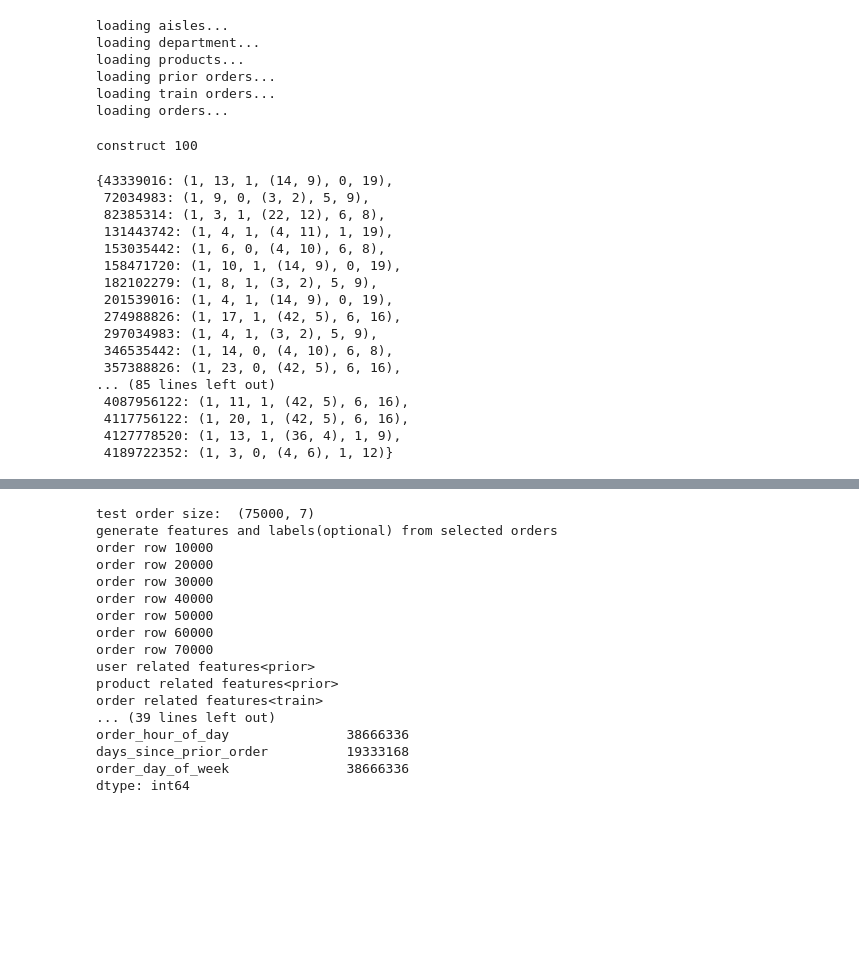
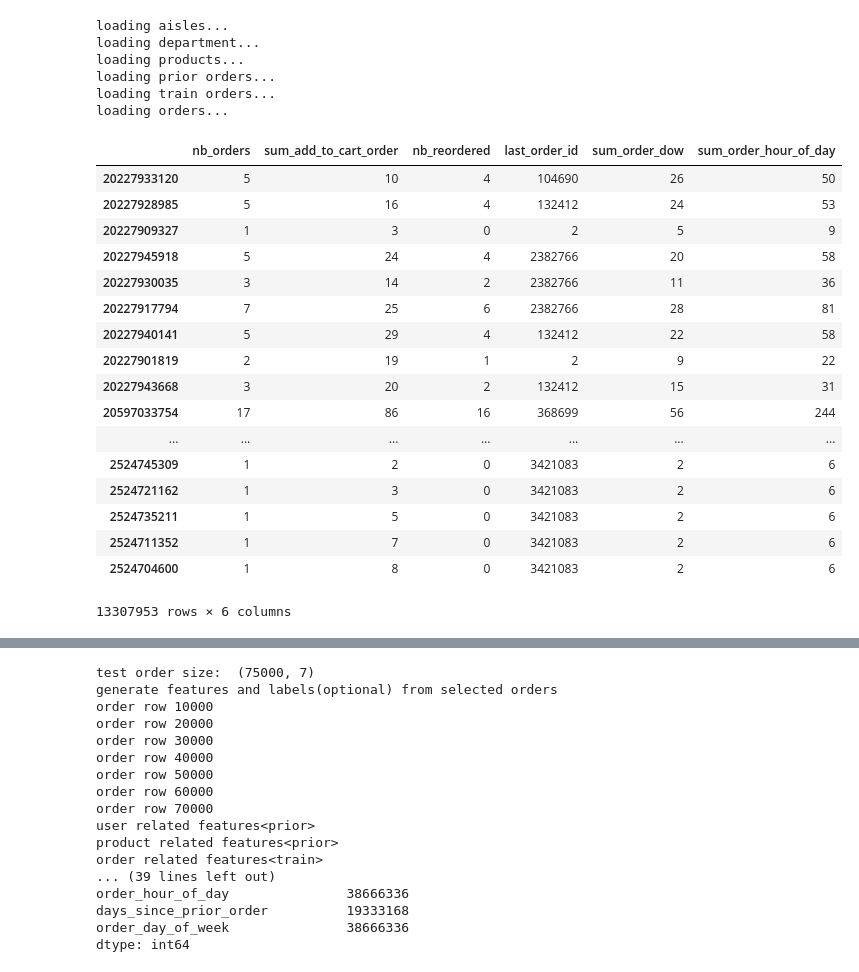
Before and after one commit to yyq263/Instacart_Competition, a Jupyter notebook: Instacart.ipynb, the cells around one changed output, grey strips where cells are left out. Saved outputs shown, nothing was run; the diff lists cells and outputs as text; code cells hidden in the pictures; blank space fills up the shorter version.

```diff
--- a/Instacart.ipynb
+++ b/Instacart.ipynb
@@ -96,43 +94,53 @@ users['mid_hour_of_day'] = prior.groupby(prior.user_id)['order_hour_of_day'].app
 # users['nb_aisles_purchased_from'] = users.all_products.map(find_nb_aisle)
 # users['nb_departments_purchased_from'] = users.all_products.map(find_nb_department)
 # %%
-prior['user_product_index'] = (prior.product_id * 100000 + prior.user_id).astype(np.uint64)
+prior['user_product_index'] = (prior.user_id.astype(np.uint64) * 100000 + prior.product_id).astype(np.uint64)
 d = dict()
-for count, row in enumerate(prior.itertuples()):
+for row in prior.itertuples():
     k = row.user_product_index
     if k not in d:
-        d[k] = (1, row.add_to_cart_order, row.reordered, (row.order_number, row.order_id), row.order_dow, row.order_hour_of_day)
+        d[k] = (1, row.add_to_cart_order, row.reordered, (row.order_number, row.order_id),\
+                row.order_dow, row.order_hour_of_day)
     else:
         d[k] = (d[k][0]+1, d[k][1]+row.add_to_cart_order, \
+                d[k][2]+row.reordered,
                 # find last order with that product
-                max(d[k][2], (row.order_number, row.order_id)), \
-                d[k][3]+row.order_dow, \
-                d[k][4]+row.order_hour_of_day)
-    if count == 100:
-        print("construct %d "% count)
-        break
+                max(d[k][3], (row.order_number, row.order_id)), \
+                d[k][4]+row.order_dow, \
+                d[k][5]+row.order_hour_of_day)
-# %% [output]
-construct 100
+# %%
+UserProduct = pd.DataFrame.from_dict(d, orient='index')
+del d
+del prior
+UserProduct.columns = ['nb_orders', 'sum_add_to_cart_order', 'nb_reordered', \
+                      'last_order_id', 'sum_order_dow', 'sum_order_hour_of_day']
+UserProduct['nb_orders'] = UserProduct.nb_orders.astype(np.uint16)
+UserProduct['sum_add_to_cart_order'] = UserProduct.sum_add_to_cart_order.astype(np.uint16)
+UserProduct['nb_reordered'] = UserProduct.nb_reordered.astype(np.uint16)
+UserProduct['last_order_id'] = UserProduct.last_order_id.map(lambda x: x[1]).astype(np.uint32)
+UserProduct['sum_order_dow'] = UserProduct.sum_order_dow.astype(np.uint16)
+UserProduct['sum_order_hour_of_day'] = UserProduct.sum_order_hour_of_day.astype(np.uint32)
 # %%
-display(d)
+display(UserProduct)
 # %% [output]
+|  | nb_orders | sum_add_to_cart_order | nb_reordered | last_order_id | sum_order_dow | sum_order_hour_of_day |
+| 20227933120 | 5 | 10 | 4 | 104690 | 26 | 50 |
+| 20227928985 | 5 | 16 | 4 | 132412 | 24 | 53 |
+| 20227909327 | 1 | 3 | 0 | 2 | 5 | 9 |
+| 20227945918 | 5 | 24 | 4 | 2382766 | 20 | 58 |
+| 20227930035 | 3 | 14 | 2 | 2382766 | 11 | 36 |
+| 20227917794 | 7 | 25 | 6 | 2382766 | 28 | 81 |
+| 20227940141 | 5 | 29 | 4 | 132412 | 22 | 58 |
+| 20227901819 | 2 | 19 | 1 | 2 | 9 | 22 |
+| 20227943668 | 3 | 20 | 2 | 132412 | 15 | 31 |
+| 20597033754 | 17 | 86 | 16 | 368699 | 56 | 244 |
+| ... | ... | ... | ... | ... | ... | ... |
+| 2524745309 | 1 | 2 | 0 | 3421083 | 2 | 6 |
+| 2524721162 | 1 | 3 | 0 | 3421083 | 2 | 6 |
+| 2524735211 | 1 | 5 | 0 | 3421083 | 2 | 6 |
+| 2524711352 | 1 | 7 | 0 | 3421083 | 2 | 6 |
+| 2524704600 | 1 | 8 | 0 | 3421083 | 2 | 6 |
-{43339016: (1, 13, 1, (14, 9), 0, 19),
- 72034983: (1, 9, 0, (3, 2), 5, 9),
- 82385314: (1, 3, 1, (22, 12), 6, 8),
- 131443742: (1, 4, 1, (4, 11), 1, 19),
- 153035442: (1, 6, 0, (4, 10), 6, 8),
- 158471720: (1, 10, 1, (14, 9), 0, 19),
- 182102279: (1, 8, 1, (3, 2), 5, 9),
- 201539016: (1, 4, 1, (14, 9), 0, 19),
- 274988826: (1, 17, 1, (42, 5), 6, 16),
- 297034983: (1, 4, 1, (3, 2), 5, 9),
- 346535442: (1, 14, 0, (4, 10), 6, 8),
- 357388826: (1, 23, 0, (42, 5), 6, 16),
-... (85 lines left out)
- 4087956122: (1, 11, 1, (42, 5), 6, 16),
- 4117756122: (1, 20, 1, (42, 5), 6, 16),
- 4127778520: (1, 13, 1, (36, 4), 1, 9),
- 4189722352: (1, 3, 0, (4, 6), 1, 12)}
+13307953 rows × 6 columns
 # %%
 def gen_features(orders, labels_out=False):
     print('generate features and labels(optional) from selected orders')
```
Also changed, not shown: parts of 5 cells of this notebook.
